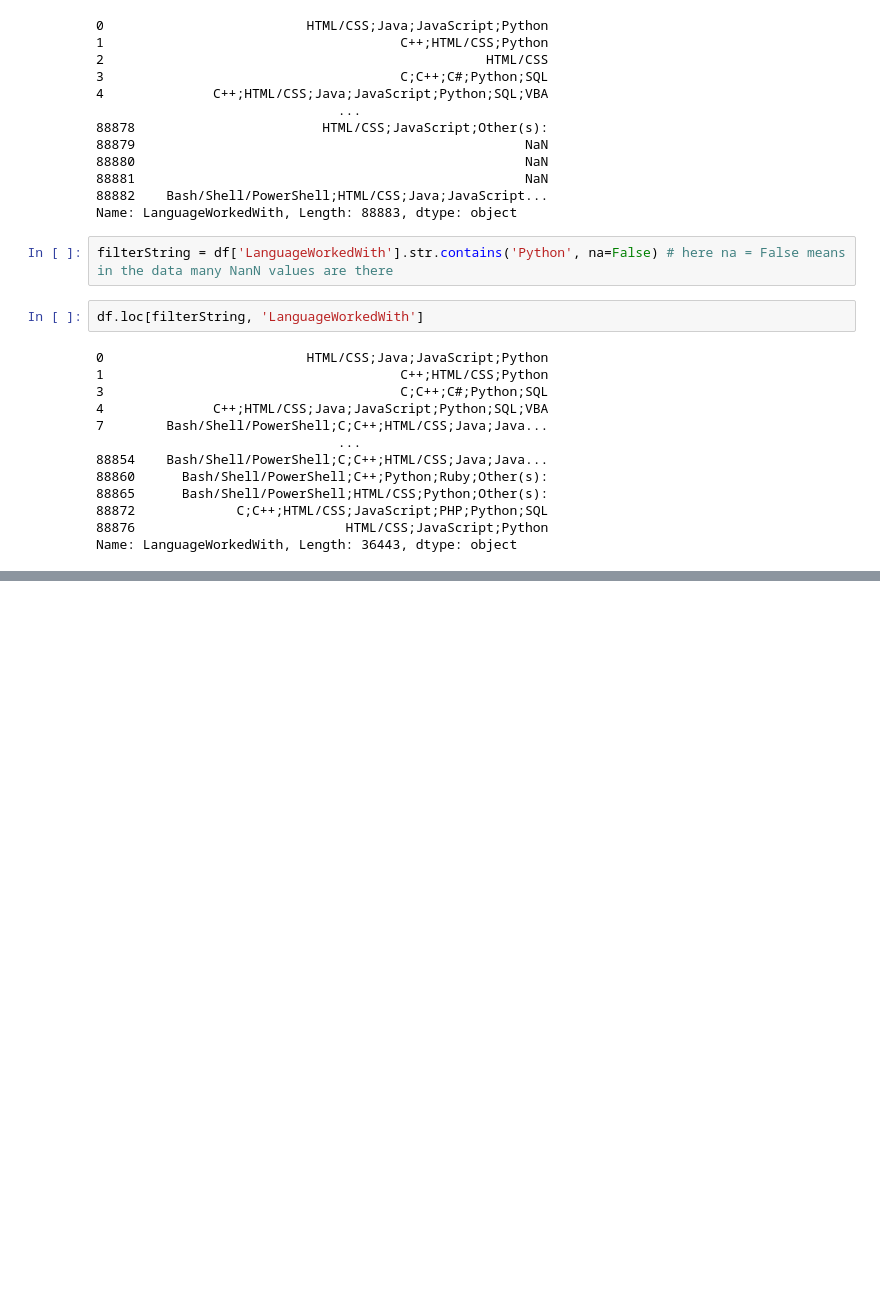
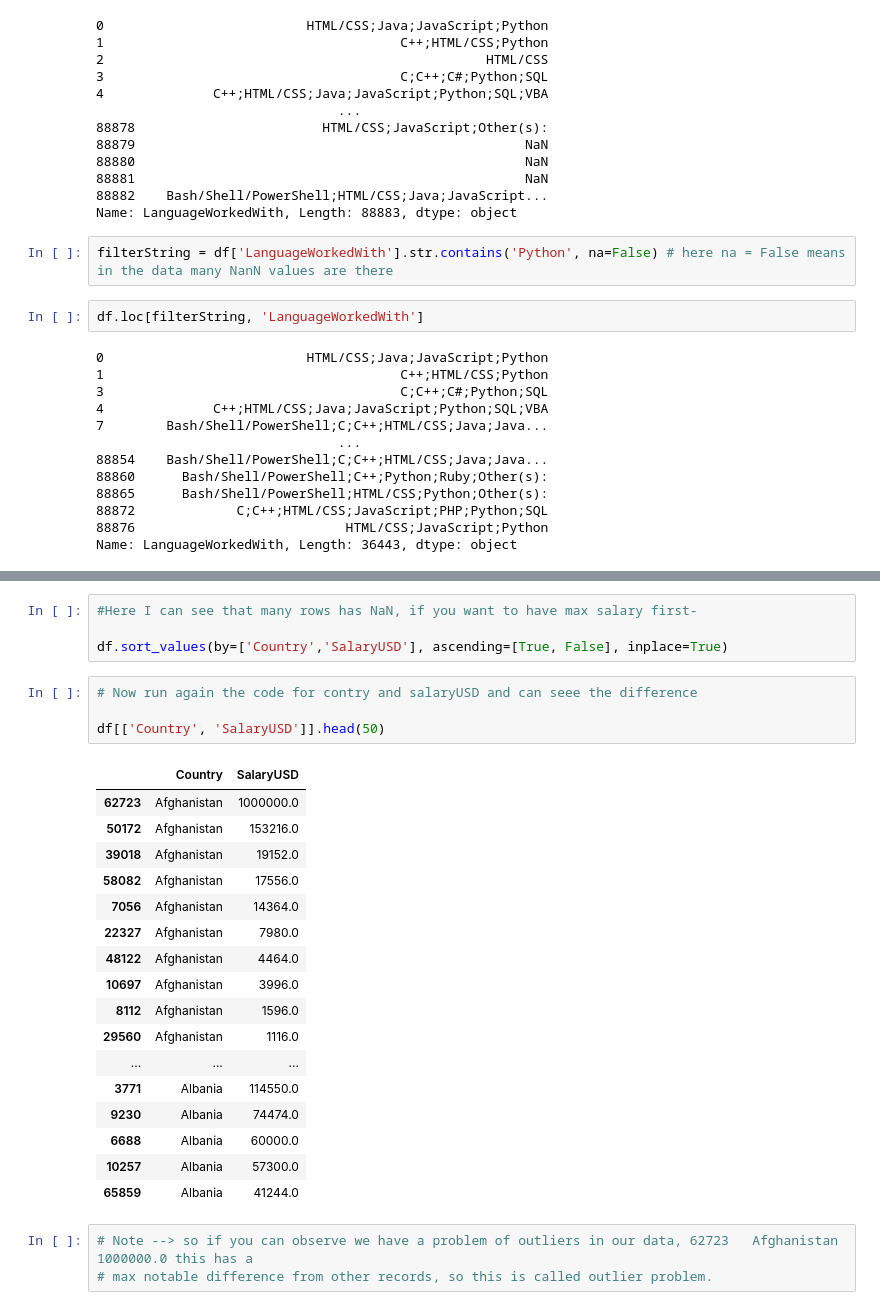
Before and after one commit to eryadavmukesh/Machine_Learning, a Jupyter notebook: Libraries/Pandas/Pandas-Handson.ipynb, the cells around one changed output, grey strips where cells are left out. Cells and saved outputs as stored; diff of their text form; blank space fills up the shorter version.

```diff
--- a/Libraries/Pandas/Pandas-Handson.ipynb
+++ b/Libraries/Pandas/Pandas-Handson.ipynb
@@ -391,0 +530,29 @@ Name: LanguageWorkedWith, Length: 36443, dtype: object
+# %%
+#Here I can see that many rows has NaN, if you want to have max salary first-
+
+df.sort_values(by=['Country','SalaryUSD'], ascending=[True, False], inplace=True)
+# %%
+# Now run again the code for contry and salaryUSD and can seee the difference
+
+df[['Country', 'SalaryUSD']].head(50)
+# %% [output]
+|  | Country | SalaryUSD |
+| 62723 | Afghanistan | 1000000.0 |
+| 50172 | Afghanistan | 153216.0 |
+| 39018 | Afghanistan | 19152.0 |
+| 58082 | Afghanistan | 17556.0 |
+| 7056 | Afghanistan | 14364.0 |
+| 22327 | Afghanistan | 7980.0 |
+| 48122 | Afghanistan | 4464.0 |
+| 10697 | Afghanistan | 3996.0 |
+| 8112 | Afghanistan | 1596.0 |
+| 29560 | Afghanistan | 1116.0 |
+| ... | ... | ... |
+| 3771 | Albania | 114550.0 |
+| 9230 | Albania | 74474.0 |
+| 6688 | Albania | 60000.0 |
+| 10257 | Albania | 57300.0 |
+| 65859 | Albania | 41244.0 |
+# %%
+# Note --> so if you can observe we have a problem of outliers in our data, 62723	Afghanistan	1000000.0 this has a
+# max notable difference from other records, so this is called outlier problem.
```
Also changed, not shown: parts of 12 cells of this notebook, 9 other files.
